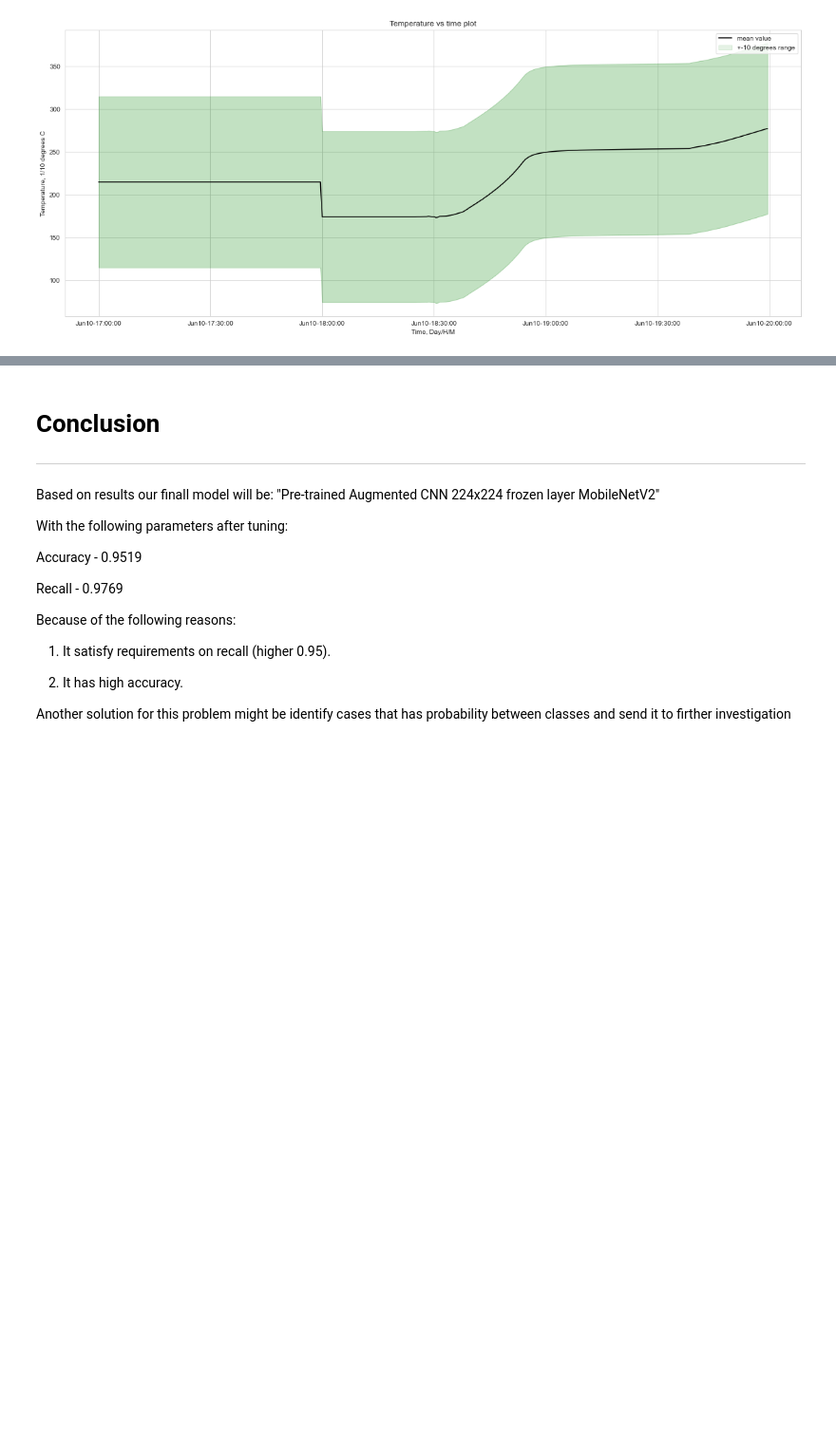
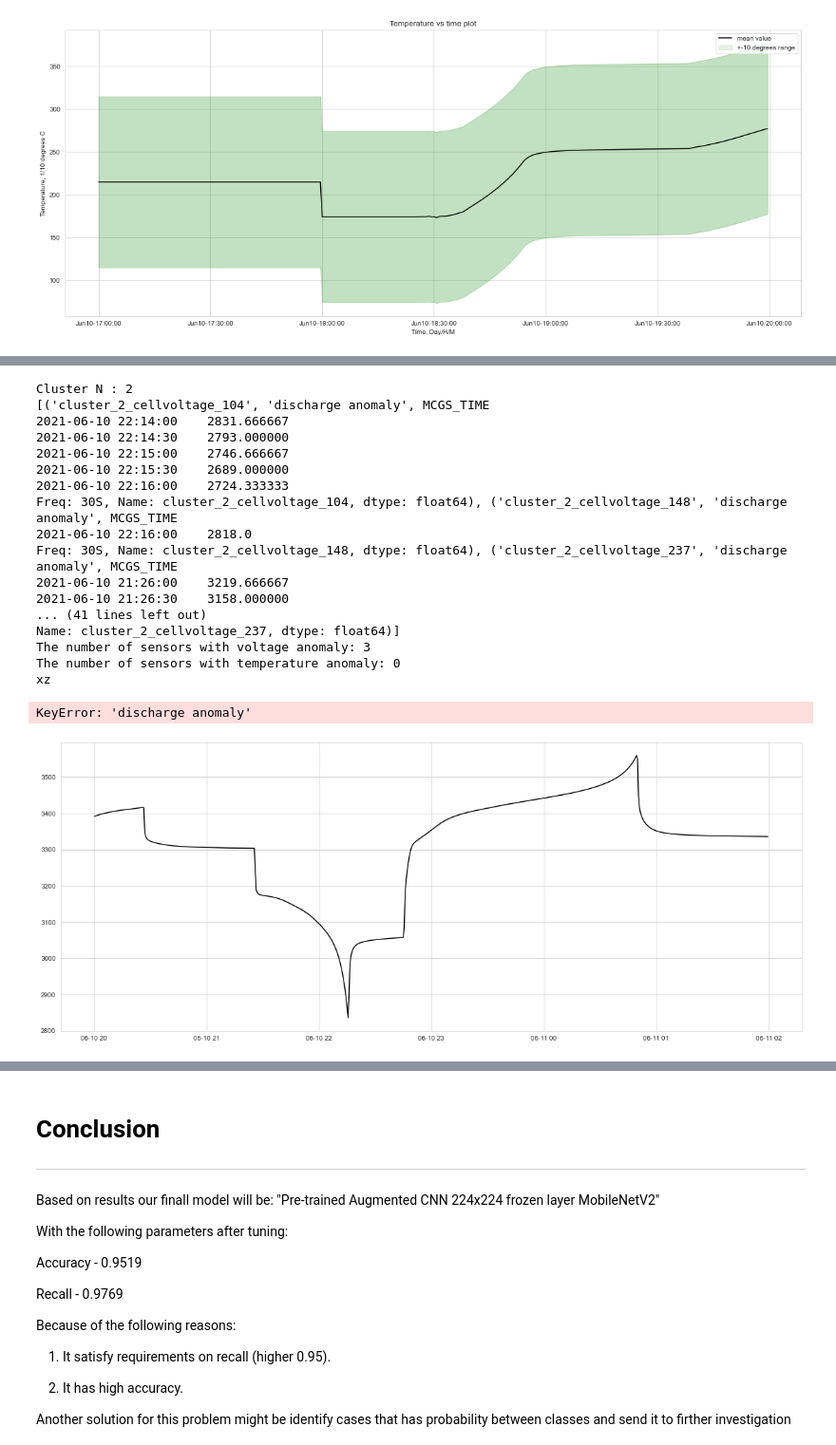
Before and after one commit to 314ka4y/Anomaly-detection-project, a Jupyter notebook: Anomaly_detection.ipynb, the cells around one changed output, grey strips where cells are left out. Shown at 95% size. Cells and saved outputs as stored; diff of their text form; code cells hidden in the pictures; blank space fills up the shorter version.

```diff
--- a/Anomaly_detection.ipynb
+++ b/Anomaly_detection.ipynb
@@ -955,0 +959,50 @@ plot_sensors(data[temperatrue_columns], False)
+# %%
+#sensor_n= re.search('cluster_(.+)_[A-Za-z_]+', sensor[0]).group(1)
+
+def plot_cluster_anomalies(data,faulty_sensors, cluster):
+
+    print(f"Cluster N : {cluster}")
+    all_sensors= [sensor for sensor in faulty_sensors if re.search('cluster_([0-9]*)_[A-Za-z_]+', sensor[0]).group(1) == str(cluster)]
+    cluster = cluster - 1
+    voltage_sensors = [sensor for sensor in all_sensors if "voltage" in str(sensor[0])]
+    temperature_sensors = [sensor for sensor in all_sensors if "temperature" in str(sensor[0])]
+    print(voltage_sensors)
+    n_voltage_sensors = len(voltage_sensors)
+    n_temperature_sensors = len(temperature_sensors)
+    print(f'The number of sensors with voltage anomaly: {n_voltage_sensors}')
+    print(f'The number of sensors with temperature anomaly: {n_temperature_sensors}')
+
+    data = data[cluster]
+    voltage_columns, temperatrue_columns, state_column = find_columns(data)
+
+
+
+    if n_voltage_sensors >= 0:
+            print("xz")
+            show_sensors(data[voltage_columns], voltage_sensors)
+# #     if n_voltage_sensors >= 0:
+# #         print("xz")
+# #         show_sensors(data[temperatrue_columns], temperature_sensors)
+# %%
+cluster = 2
+plot_cluster_anomalies(result_list, faulty_sensors, cluster)
+# %% [output]
+Cluster N : 2
+[('cluster_2_cellvoltage_104', 'discharge anomaly', MCGS_TIME
+2021-06-10 22:14:00    2831.666667
+2021-06-10 22:14:30    2793.000000
+2021-06-10 22:15:00    2746.666667
+2021-06-10 22:15:30    2689.000000
+2021-06-10 22:16:00    2724.333333
+Freq: 30S, Name: cluster_2_cellvoltage_104, dtype: float64), ('cluster_2_cellvoltage_148', 'discharge anomaly', MCGS_TIME
+2021-06-10 22:16:00    2818.0
+Freq: 30S, Name: cluster_2_cellvoltage_148, dtype: float64), ('cluster_2_cellvoltage_237', 'discharge anomaly', MCGS_TIME
+2021-06-10 21:26:00    3219.666667
+2021-06-10 21:26:30    3158.000000
+... (41 lines left out)
+Name: cluster_2_cellvoltage_237, dtype: float64)]
+The number of sensors with voltage anomaly: 3
+The number of sensors with temperature anomaly: 0
+xz
+KeyError: 'discharge anomaly'
+[figure, added]
```
Also changed, not shown: parts of 33 cells of this notebook.
